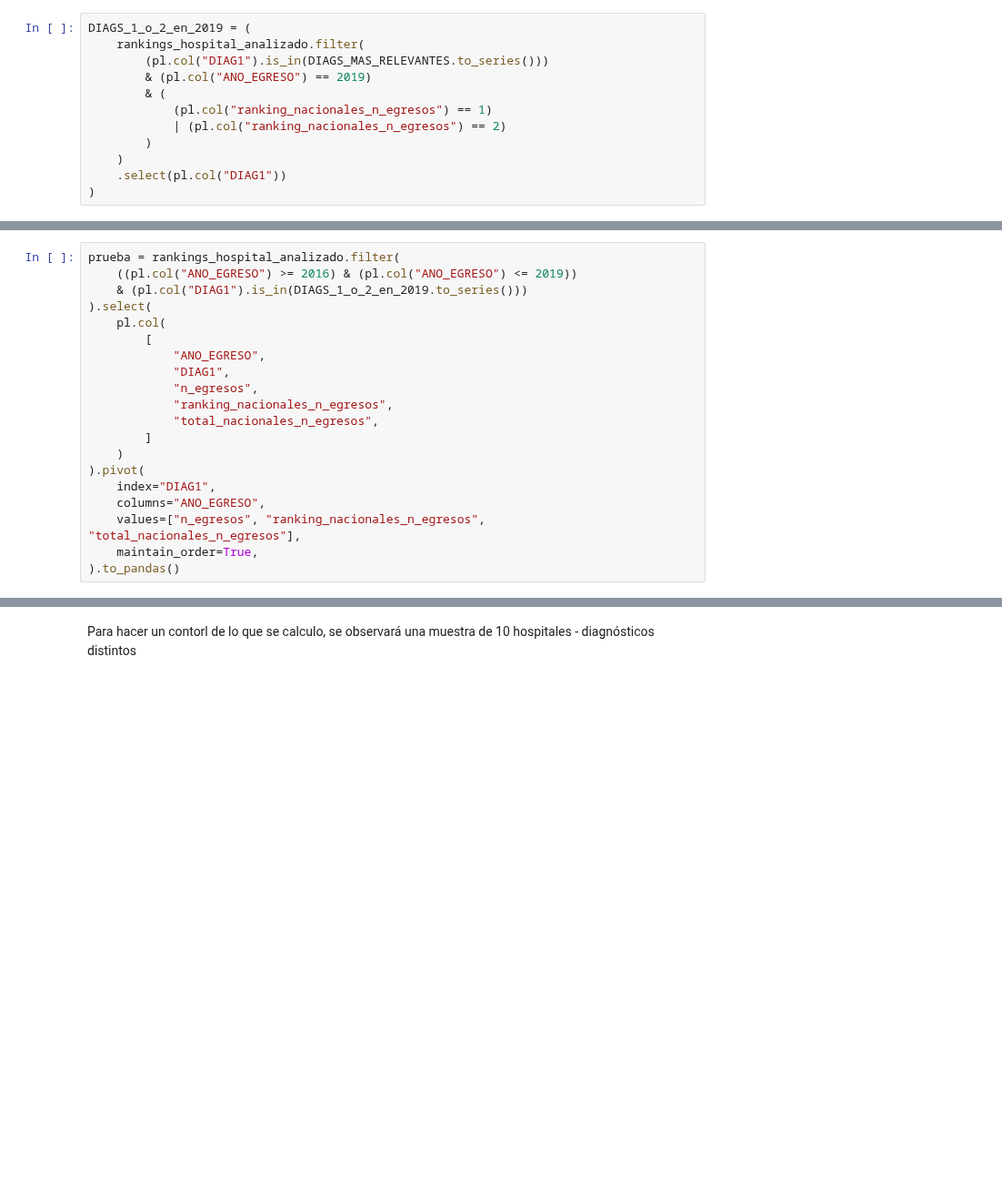
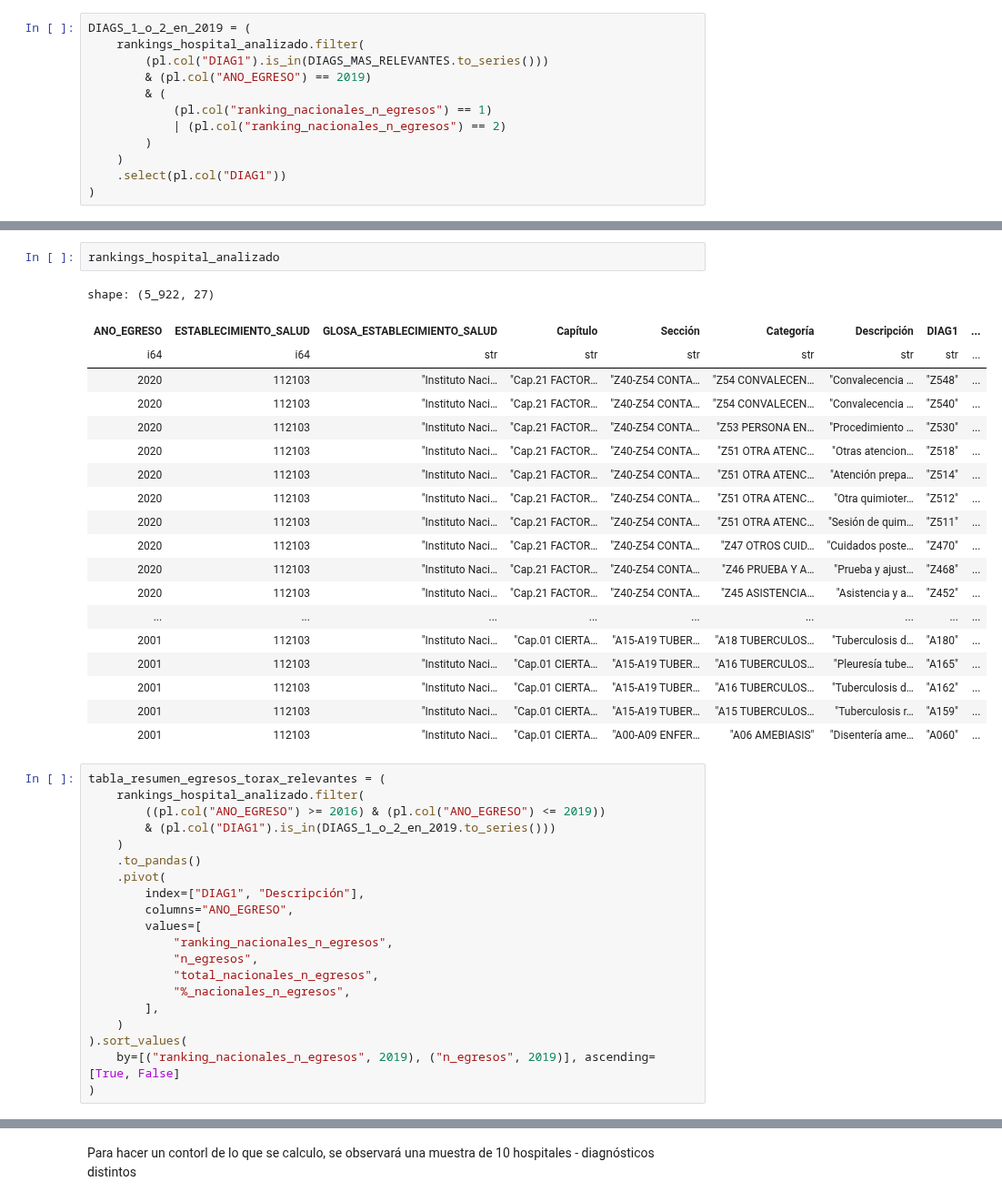
Before and after one commit to JavierRojas14/egresos-hospitalarios, a Jupyter notebook: notebooks/1.0-jrb-discharges-analysis.ipynb, the cells around one changed output, grey strips where cells are left out. Shown at 91% size. Saved outputs shown, nothing was run; the diff lists cells and outputs as text; blank space fills up the shorter version.

```diff
--- a/notebooks/1.0-jrb-discharges-analysis.ipynb
+++ b/notebooks/1.0-jrb-discharges-analysis.ipynb
@@ -165,23 +168,45 @@ shape: (35, 1)
 │ C340  │
 │ C33X  │
 └───────┘
+# %%
+rankings_hospital_analizado
+# %% [output]
+shape: (5_922, 27)
+| ANO_EGRESO | ESTABLECIMIENTO_SALUD | GLOSA_ESTABLECIMIENTO_SALUD | Capítulo | Sección | Categoría | Descripción | DIAG1 | ... |
+| i64 | i64 | str | str | str | str | str | str | ... |
+| 2020 | 112103 | "Instituto Naci… | "Cap.21 FACTOR… | "Z40-Z54 CONTA… | "Z54 CONVALECEN… | "Convalecencia … | "Z548" | ... |
+| 2020 | 112103 | "Instituto Naci… | "Cap.21 FACTOR… | "Z40-Z54 CONTA… | "Z54 CONVALECEN… | "Convalecencia … | "Z540" | ... |
+| 2020 | 112103 | "Instituto Naci… | "Cap.21 FACTOR… | "Z40-Z54 CONTA… | "Z53 PERSONA EN… | "Procedimiento … | "Z530" | ... |
+| 2020 | 112103 | "Instituto Naci… | "Cap.21 FACTOR… | "Z40-Z54 CONTA… | "Z51 OTRA ATENC… | "Otras atencion… | "Z518" | ... |
+| 2020 | 112103 | "Instituto Naci… | "Cap.21 FACTOR… | "Z40-Z54 CONTA… | "Z51 OTRA ATENC… | "Atención prepa… | "Z514" | ... |
+| 2020 | 112103 | "Instituto Naci… | "Cap.21 FACTOR… | "Z40-Z54 CONTA… | "Z51 OTRA ATENC… | "Otra quimioter… | "Z512" | ... |
+| 2020 | 112103 | "Instituto Naci… | "Cap.21 FACTOR… | "Z40-Z54 CONTA… | "Z51 OTRA ATENC… | "Sesión de quim… | "Z511" | ... |
+| 2020 | 112103 | "Instituto Naci… | "Cap.21 FACTOR… | "Z40-Z54 CONTA… | "Z47 OTROS CUID… | "Cuidados poste… | "Z470" | ... |
+| 2020 | 112103 | "Instituto Naci… | "Cap.21 FACTOR… | "Z40-Z54 CONTA… | "Z46 PRUEBA Y A… | "Prueba y ajust… | "Z468" | ... |
+| 2020 | 112103 | "Instituto Naci… | "Cap.21 FACTOR… | "Z40-Z54 CONTA… | "Z45 ASISTENCIA… | "Asistencia y a… | "Z452" | ... |
+| ... | ... | ... | ... | ... | ... | ... | ... | ... |
+| 2001 | 112103 | "Instituto Naci… | "Cap.01 CIERTA… | "A15-A19 TUBER… | "A18 TUBERCULOS… | "Tuberculosis d… | "A180" | ... |
+| 2001 | 112103 | "Instituto Naci… | "Cap.01 CIERTA… | "A15-A19 TUBER… | "A16 TUBERCULOS… | "Pleuresía tube… | "A165" | ... |
+| 2001 | 112103 | "Instituto Naci… | "Cap.01 CIERTA… | "A15-A19 TUBER… | "A16 TUBERCULOS… | "Tuberculosis d… | "A162" | ... |
+| 2001 | 112103 | "Instituto Naci… | "Cap.01 CIERTA… | "A15-A19 TUBER… | "A15 TUBERCULOS… | "Tuberculosis r… | "A159" | ... |
+| 2001 | 112103 | "Instituto Naci… | "Cap.01 CIERTA… | "A00-A09 ENFER… | "A06 AMEBIASIS" | "Disentería ame… | "A060" | ... |
 # %%
-prueba = rankings_hospital_analizado.filter(
-    ((pl.col("ANO_EGRESO") >= 2016) & (pl.col("ANO_EGRESO") <= 2019))
-    & (pl.col("DIAG1").is_in(DIAGS_1_o_2_en_2019.to_series()))
-).select(
-    pl.col(
-        [
-            "ANO_EGRESO",
-            "DIAG1",
+tabla_resumen_egresos_torax_relevantes = (
+    rankings_hospital_analizado.filter(
+        ((pl.col("ANO_EGRESO") >= 2016) & (pl.col("ANO_EGRESO") <= 2019))
+        & (pl.col("DIAG1").is_in(DIAGS_1_o_2_en_2019.to_series()))
+    )
+    .to_pandas()
+    .pivot(
+        index=["DIAG1", "Descripción"],
+        columns="ANO_EGRESO",
+        values=[
+            "ranking_nacionales_n_egresos",
             "n_egresos",
-            "ranking_nacionales_n_egresos",
             "total_nacionales_n_egresos",
-        ]
+            "%_nacionales_n_egresos",
+        ],
     )
-).pivot(
-    index="DIAG1",
-    columns="ANO_EGRESO",
-    values=["n_egresos", "ranking_nacionales_n_egresos", "total_nacionales_n_egresos"],
-    maintain_order=True,
-).to_pandas()
+).sort_values(
+    by=[("ranking_nacionales_n_egresos", 2019), ("n_egresos", 2019)], ascending=[True, False]
+)
```
Also changed, not shown: parts of 7 cells of this notebook.
